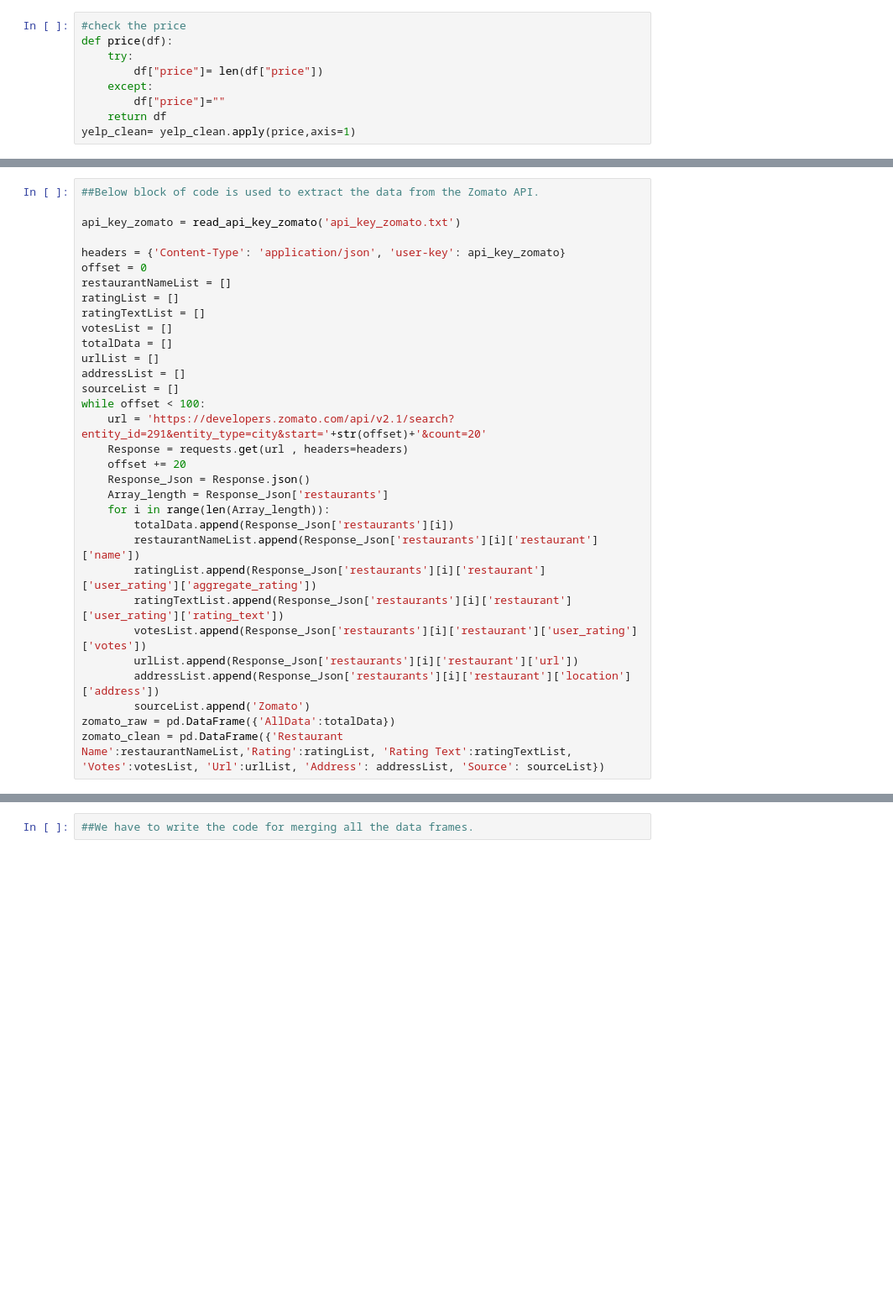
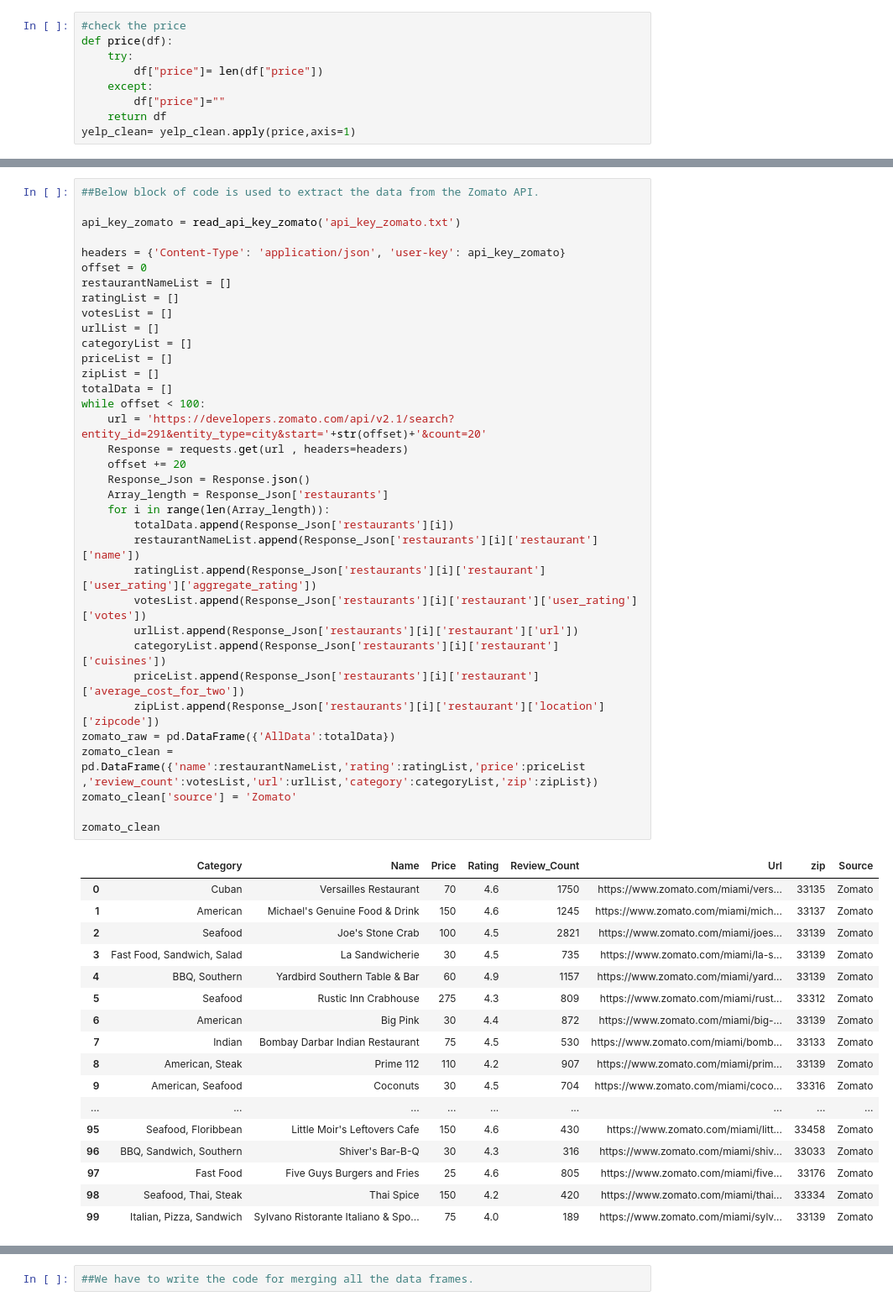
Before and after one commit to imjuoy/HungryGator, a Jupyter notebook: src/Final_Collated_Source_Code.ipynb, the cells around one changed output, grey strips where cells are left out. Shown: that part at 84% size. Cells and saved outputs as stored; diff of their text form; blank space fills up the shorter version.

```diff
--- a/src/Final_Collated_Source_Code.ipynb
+++ b/src/Final_Collated_Source_Code.ipynb
@@ -202,32 +257,53 @@ trip_advisor_clean['Source'] = 'Trip Advisor'
 # %%
 ##Below block of code is used to extract the data from the Zomato API.
 
 api_key_zomato = read_api_key_zomato('api_key_zomato.txt')
 
 headers = {'Content-Type': 'application/json', 'user-key': api_key_zomato}
 offset = 0
 restaurantNameList = []
 ratingList = []
-ratingTextList = []
 votesList = []
+urlList = []
+categoryList = []
+priceList = []
+zipList = []
 totalData = []
-urlList = []
-addressList = []
-sourceList = []
 while offset < 100:
     url = 'https://developers.zomato.com/api/v2.1/search?entity_id=291&entity_type=city&start='+str(offset)+'&count=20'
     Response = requests.get(url , headers=headers)
     offset += 20
     Response_Json = Response.json()
     Array_length = Response_Json['restaurants']
     for i in range(len(Array_length)):
         totalData.append(Response_Json['restaurants'][i])
         restaurantNameList.append(Response_Json['restaurants'][i]['restaurant']['name'])
         ratingList.append(Response_Json['restaurants'][i]['restaurant']['user_rating']['aggregate_rating'])
-        ratingTextList.append(Response_Json['restaurants'][i]['restaurant']['user_rating']['rating_text'])
         votesList.append(Response_Json['restaurants'][i]['restaurant']['user_rating']['votes'])
         urlList.append(Response_Json['restaurants'][i]['restaurant']['url'])
-        addressList.append(Response_Json['restaurants'][i]['restaurant']['location']['address'])
-        sourceList.append('Zomato')
+        categoryList.append(Response_Json['restaurants'][i]['restaurant']['cuisines'])
+        priceList.append(Response_Json['restaurants'][i]['restaurant']['average_cost_for_two'])
+        zipList.append(Response_Json['restaurants'][i]['restaurant']['location']['zipcode'])
 zomato_raw = pd.DataFrame({'AllData':totalData})
-zomato_clean = pd.DataFrame({'Restaurant Name':restaurantNameList,'Rating':ratingList, 'Rating Text':ratingTextList, 'Votes':votesList, 'Url':urlList, 'Address': addressList, 'Source': sourceList})
+zomato_clean = pd.DataFrame({'name':restaurantNameList,'rating':ratingList,'price':priceList ,'review_count':votesList,'url':urlList,'category':categoryList,'zip':zipList})
+zomato_clean['source'] = 'Zomato'
+
+zomato_clean
+# %% [output]
+|  | Category | Name | Price | Rating | Review_Count | Url | zip | Source |
+| 0 | Cuban | Versailles Restaurant | 70 | 4.6 | 1750 | https://www.zomato.com/miami/vers... | 33135 | Zomato |
+| 1 | American | Michael's Genuine Food & Drink | 150 | 4.6 | 1245 | https://www.zomato.com/miami/mich... | 33137 | Zomato |
+| 2 | Seafood | Joe's Stone Crab | 100 | 4.5 | 2821 | https://www.zomato.com/miami/joes... | 33139 | Zomato |
+| 3 | Fast Food, Sandwich, Salad | La Sandwicherie | 30 | 4.5 | 735 | https://www.zomato.com/miami/la-s... | 33139 | Zomato |
+| 4 | BBQ, Southern | Yardbird Southern Table & Bar | 60 | 4.9 | 1157 | https://www.zomato.com/miami/yard... | 33139 | Zomato |
+| 5 | Seafood | Rustic Inn Crabhouse | 275 | 4.3 | 809 | https://www.zomato.com/miami/rust... | 33312 | Zomato |
+| 6 | American | Big Pink | 30 | 4.4 | 872 | https://www.zomato.com/miami/big-... | 33139 | Zomato |
+| 7 | Indian | Bombay Darbar Indian Restaurant | 75 | 4.5 | 530 | https://www.zomato.com/miami/bomb... | 33133 | Zomato |
+| 8 | American, Steak | Prime 112 | 110 | 4.2 | 907 | https://www.zomato.com/miami/prim... | 33139 | Zomato |
+| 9 | American, Seafood | Coconuts | 30 | 4.5 | 704 | https://www.zomato.com/miami/coco... | 33316 | Zomato |
+| ... | ... | ... | ... | ... | ... | ... | ... | ... |
+| 95 | Seafood, Floribbean | Little Moir's Leftovers Cafe | 150 | 4.6 | 430 | https://www.zomato.com/miami/litt... | 33458 | Zomato |
+| 96 | BBQ, Sandwich, Southern | Shiver's Bar-B-Q | 30 | 4.3 | 316 | https://www.zomato.com/miami/shiv... | 33033 | Zomato |
+| 97 | Fast Food | Five Guys Burgers and Fries | 25 | 4.6 | 805 | https://www.zomato.com/miami/five... | 33176 | Zomato |
+| 98 | Seafood, Thai, Steak | Thai Spice | 150 | 4.2 | 420 | https://www.zomato.com/miami/thai... | 33334 | Zomato |
+| 99 | Italian, Pizza, Sandwich | Sylvano Ristorante Italiano & Spo... | 75 | 4.0 | 189 | https://www.zomato.com/miami/sylv... | 33139 | Zomato |
```
Also changed, not shown: parts of 9 cells of this notebook, 1 other file.
